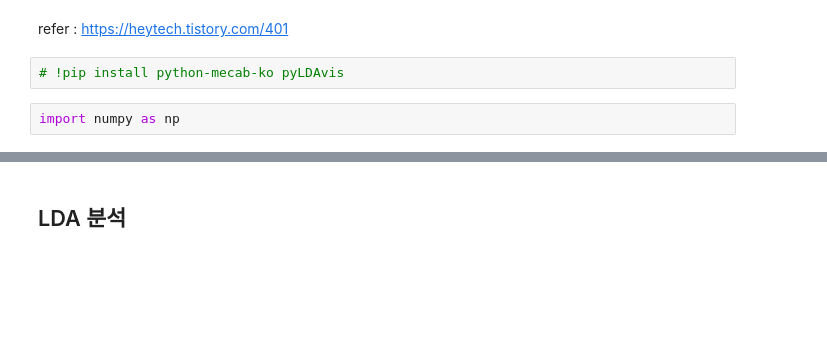
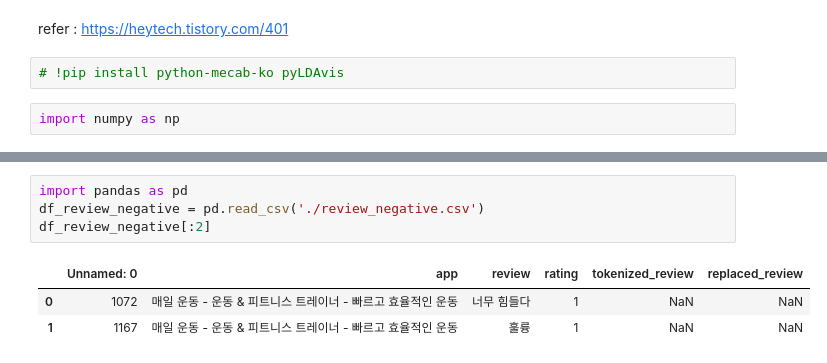
Before and after one commit to aabchyein/study_data_analystics, a Jupyter notebook: codes/NLP/healthapp_review_LDA.ipynb, the cells around one changed output, grey strips where cells are left out. Saved outputs shown, nothing was run; the diff lists cells and outputs as text; blank space fills up the shorter version.

```diff
--- a/codes/NLP/healthapp_review_LDA.ipynb
+++ b/codes/NLP/healthapp_review_LDA.ipynb
@@ -184,2 +9,8 @@ df_review_negative[:3]
-# %% [markdown]
-## LDA 분석
+# %%
+import pandas as pd
+df_review_negative = pd.read_csv('./review_negative.csv')
+df_review_negative[:2]
+# %% [output]
+|  | Unnamed: 0 | app | review | rating | tokenized_review | replaced_review |
+| 0 | 1072 | 매일 운동 - 운동 & 피트니스 트레이너 - 빠르고 효율적인 운동 | 너무 힘들다 | 1 | NaN | NaN |
+| 1 | 1167 | 매일 운동 - 운동 & 피트니스 트레이너 - 빠르고 효율적인 운동 | 훌륭 | 1 | NaN | NaN |
```
Also changed, not shown: parts of 59 cells of this notebook.
